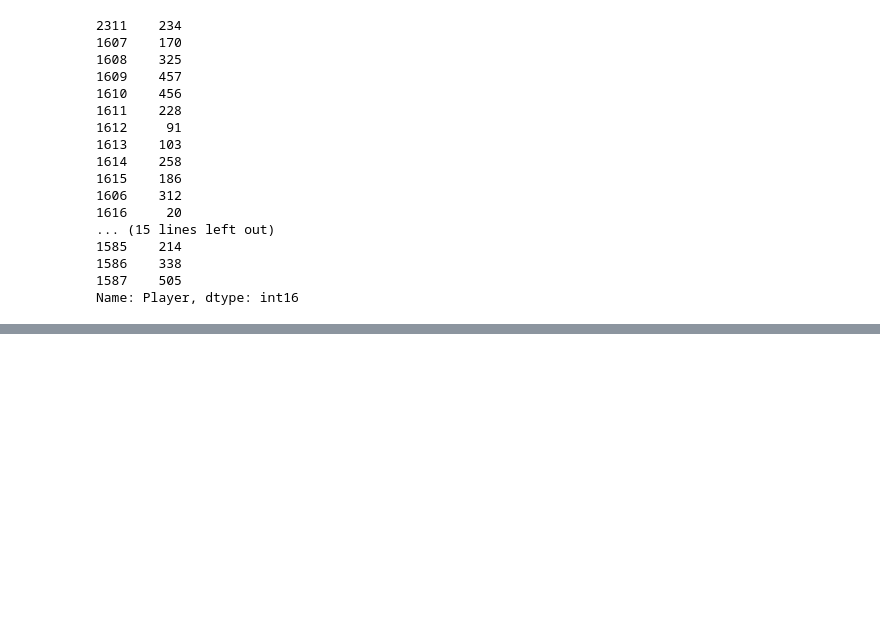
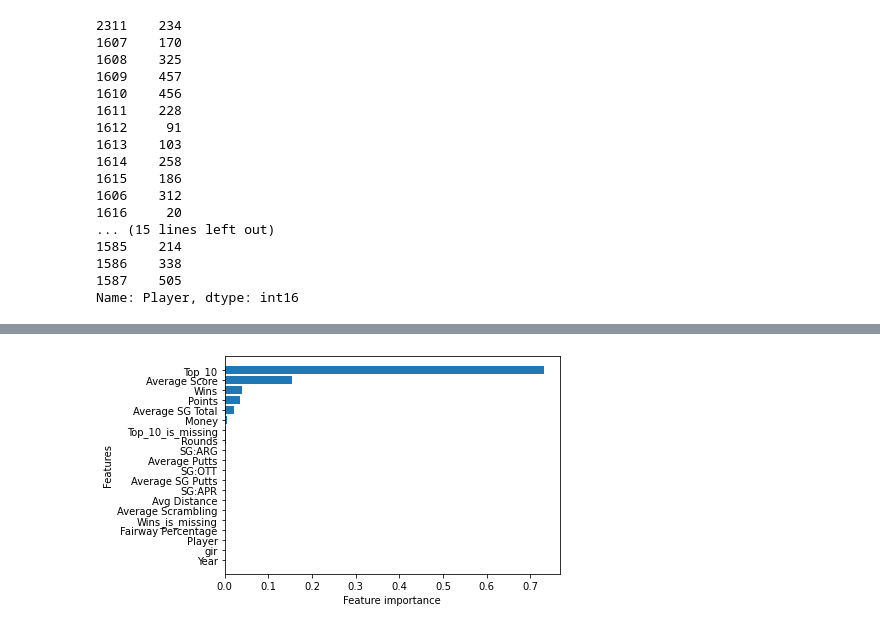
Before and after one commit to Nunnelee/pga-project, a Jupyter notebook: End-to-end-PGA-Best.ipynb, the cells around one changed output, grey strips where cells are left out. Drawn from its saved outputs; the diff is of its cells as text; code cells hidden in the pictures; blank space fills up the shorter version.

```diff
--- a/End-to-end-PGA-Best.ipynb
+++ b/End-to-end-PGA-Best.ipynb
@@ -710,0 +761,6 @@ Name: Player, dtype: int16
+# %%
+# Split data into training and validation
+df_val = df_tmp[df_tmp.Year == 2018]
+df_train = df_tmp[df_tmp.Year != 2018]
+
+len(df_val), len(df_train)
@@ -710,0 +769,6 @@ Name: Player, dtype: int16
+# %%
+# Split data into X & y
+X_train, y_train = df_train.drop("Best", axis=1), df_train.Best
+X_valid, y_valid = df_val.drop("Best", axis=1), df_val.Best
+
+X_train.shape, y_train.shape, X_valid.shape, y_valid.shape
@@ -710,0 +889,14 @@ Name: Player, dtype: int16
+# %%
+%%time
+
+# Most ideal hyperparamters
+ideal_model = RandomForestRegressor(n_estimators=15,
+                                       min_samples_leaf=1,
+                                       min_samples_split=8,
+                                       max_features=0.5,
+                                       n_jobs=1,
+                                       max_samples=None,
+                                       random_state=42)
+
+# Fit the ideal model
+ideal_model.fit(X_train, y_train)
@@ -710,0 +977,18 @@ Name: Player, dtype: int16
+# %%
+# Helper function for plotting feature importance
+def plot_features(columns, importances, n=20):
+    df = (pd.DataFrame({"features": columns,
+                       "feature_importances": importances})
+         .sort_values("feature_importances", ascending=False)
+         .reset_index(drop=True))
+
+    # Plot the dataframe
+    fig, ax = plt.subplots()
+    ax.barh(df["features"][:n], df["feature_importances"][:20])
+    ax.set_ylabel("Features")
+    ax.set_xlabel("Feature importance")
+    ax.invert_yaxis()
+# %%
+plot_features(X_train.columns, ideal_model.feature_importances_)
+# %% [output]
+[figure, added]
```
Also changed, not shown: parts of 31 cells of this notebook.
